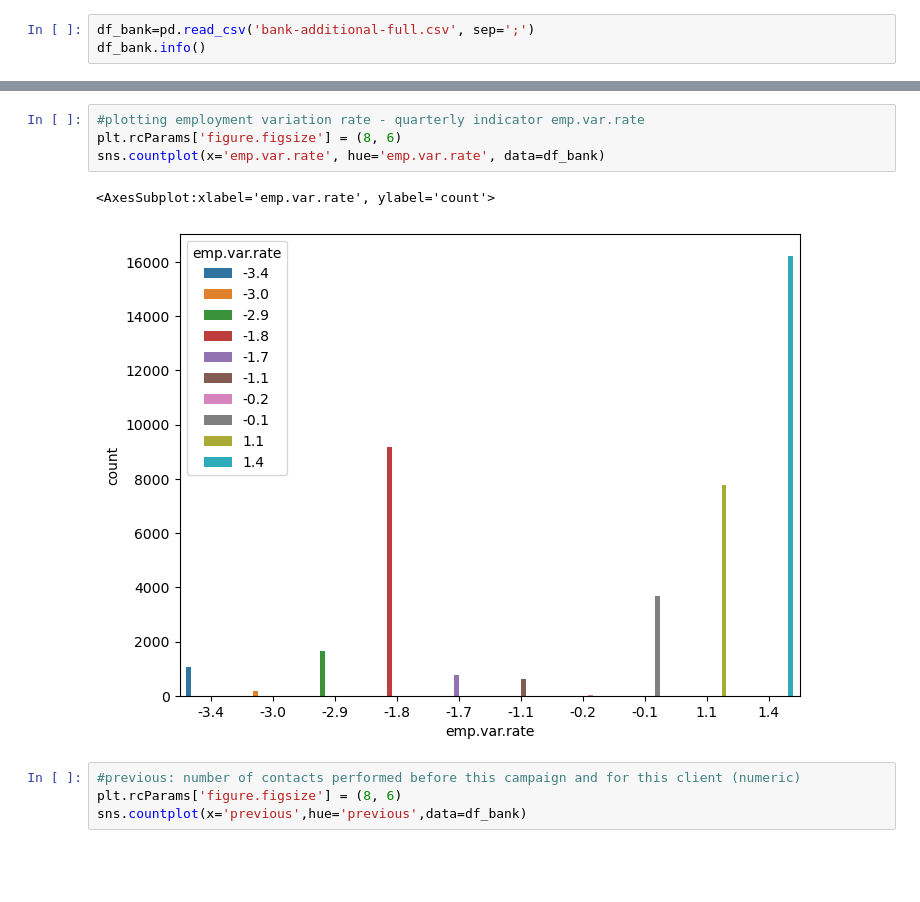
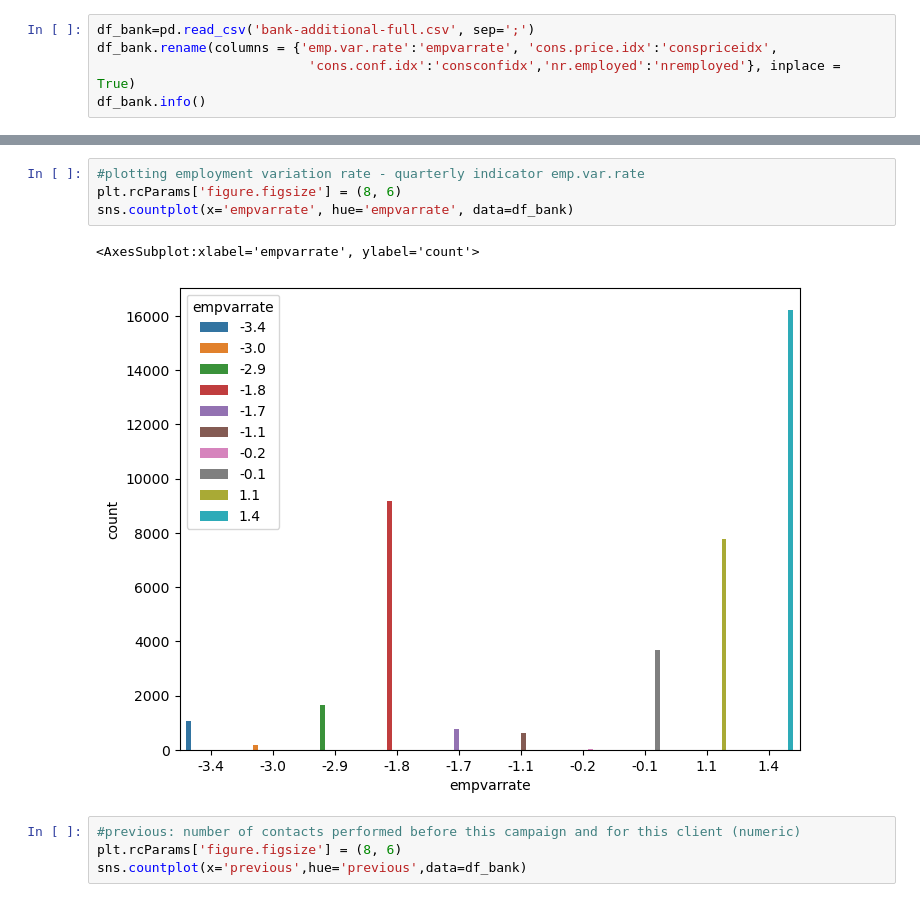
Before and after one commit to Zhanqiu-Guo/Bank_Marketing, a Jupyter notebook: EDA.ipynb, the cells around one changed output, grey strips where cells are left out. Drawn from its saved outputs; the diff is of its cells as text; blank space fills up the shorter version.

```diff
--- a/EDA.ipynb
+++ b/EDA.ipynb
@@ -9,6 +10,8 @@ from pylab import plot, show
 %matplotlib inline
 # %%
 df_bank=pd.read_csv('bank-additional-full.csv', sep=';')
+df_bank.rename(columns = {'emp.var.rate':'empvarrate', 'cons.price.idx':'conspriceidx',
+                           'cons.conf.idx':'consconfidx','nr.employed':'nremployed'}, inplace = True)
 df_bank.info()
 # %% [output]
 <class 'pandas.core.frame.DataFrame'>
@@ -31,10 +34,10 @@ memory usage: 6.6+ MB
 # %%
 #plotting employment variation rate - quarterly indicator emp.var.rate
 plt.rcParams['figure.figsize'] = (8, 6)
-sns.countplot(x='emp.var.rate', hue='emp.var.rate', data=df_bank)
+sns.countplot(x='empvarrate', hue='empvarrate', data=df_bank)
 # %% [output]
-<AxesSubplot:xlabel='emp.var.rate', ylabel='count'>
+<AxesSubplot:xlabel='empvarrate', ylabel='count'>
-[figure, old version]
+[figure, new version]
 # %%
 #previous: number of contacts performed before this campaign and for this client (numeric)
 plt.rcParams['figure.figsize'] = (8, 6)
```
Also changed, not shown: parts of 18 cells of this notebook, 7 other files.
